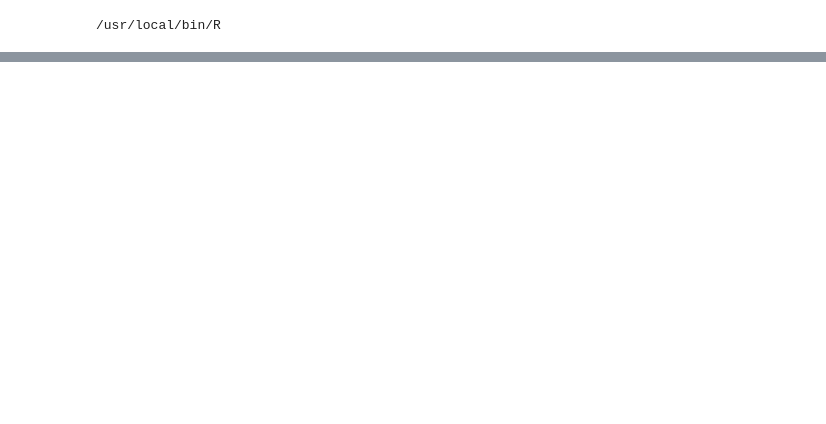
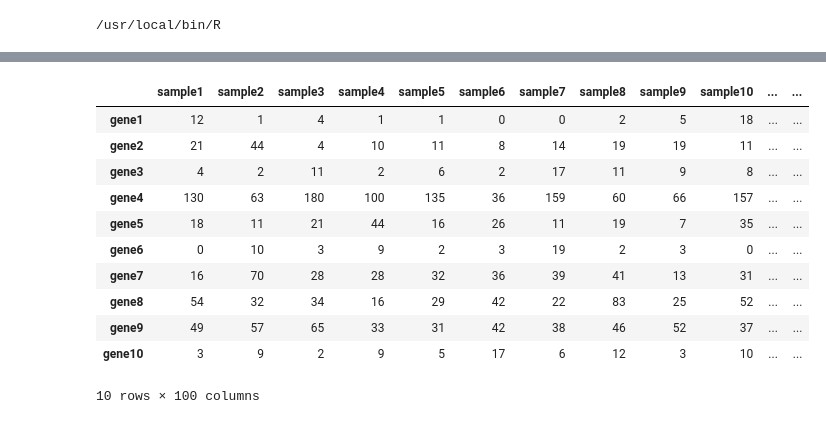
Before and after one commit to gotyou007/omicsprofiler, a Jupyter notebook: auto_examples_jupyter/limma_test.ipynb, the cells around one changed output, grey strips where cells are left out. Cells and saved outputs as stored; diff of their text form; code cells hidden in the pictures; blank space fills up the shorter version.

```diff
--- a/auto_examples_jupyter/limma_test.ipynb
+++ b/auto_examples_jupyter/limma_test.ipynb
@@ -26,0 +46,17 @@ PackageNotInstalledError: The R package "writexl" is not installed.
+# %%
+data =  pd.read_csv('../data/test_counts.csv', index_col=0)
+#data = data.T #replace your own data file
+data
+# %% [output]
+|  | sample1 | sample2 | sample3 | sample4 | sample5 | sample6 | sample7 | sample8 | sample9 | sample10 | ... | ... |
+| gene1 | 12 | 1 | 4 | 1 | 1 | 0 | 0 | 2 | 5 | 18 | ... | ... |
+| gene2 | 21 | 44 | 4 | 10 | 11 | 8 | 14 | 19 | 19 | 11 | ... | ... |
+| gene3 | 4 | 2 | 11 | 2 | 6 | 2 | 17 | 11 | 9 | 8 | ... | ... |
+| gene4 | 130 | 63 | 180 | 100 | 135 | 36 | 159 | 60 | 66 | 157 | ... | ... |
+| gene5 | 18 | 11 | 21 | 44 | 16 | 26 | 11 | 19 | 7 | 35 | ... | ... |
+| gene6 | 0 | 10 | 3 | 9 | 2 | 3 | 19 | 2 | 3 | 0 | ... | ... |
+| gene7 | 16 | 70 | 28 | 28 | 32 | 36 | 39 | 41 | 13 | 31 | ... | ... |
+| gene8 | 54 | 32 | 34 | 16 | 29 | 42 | 22 | 83 | 25 | 52 | ... | ... |
+| gene9 | 49 | 57 | 65 | 33 | 31 | 42 | 38 | 46 | 52 | 37 | ... | ... |
+| gene10 | 3 | 9 | 2 | 9 | 5 | 17 | 6 | 12 | 3 | 10 | ... | ... |
+10 rows × 100 columns
```
Also changed, not shown: parts of 17 cells of this notebook, 7 other files.
